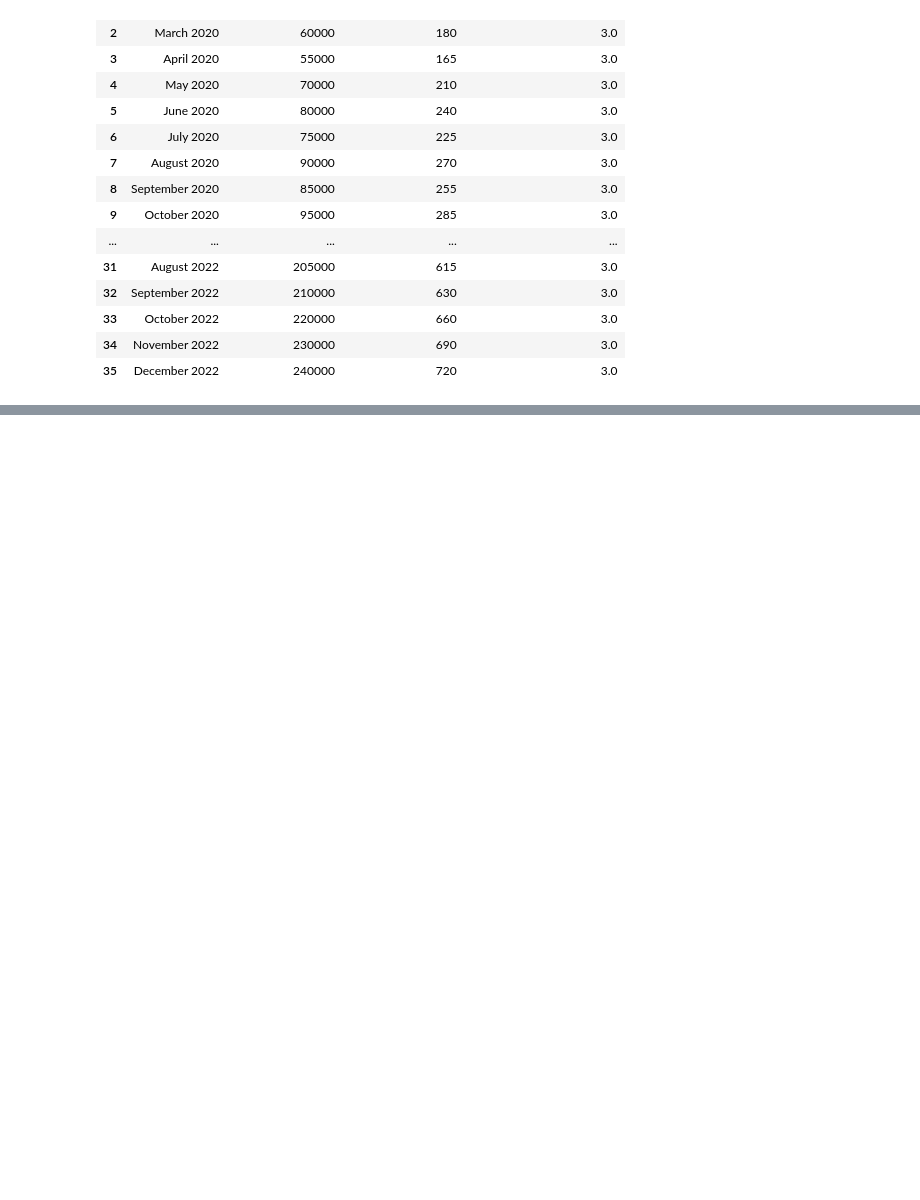
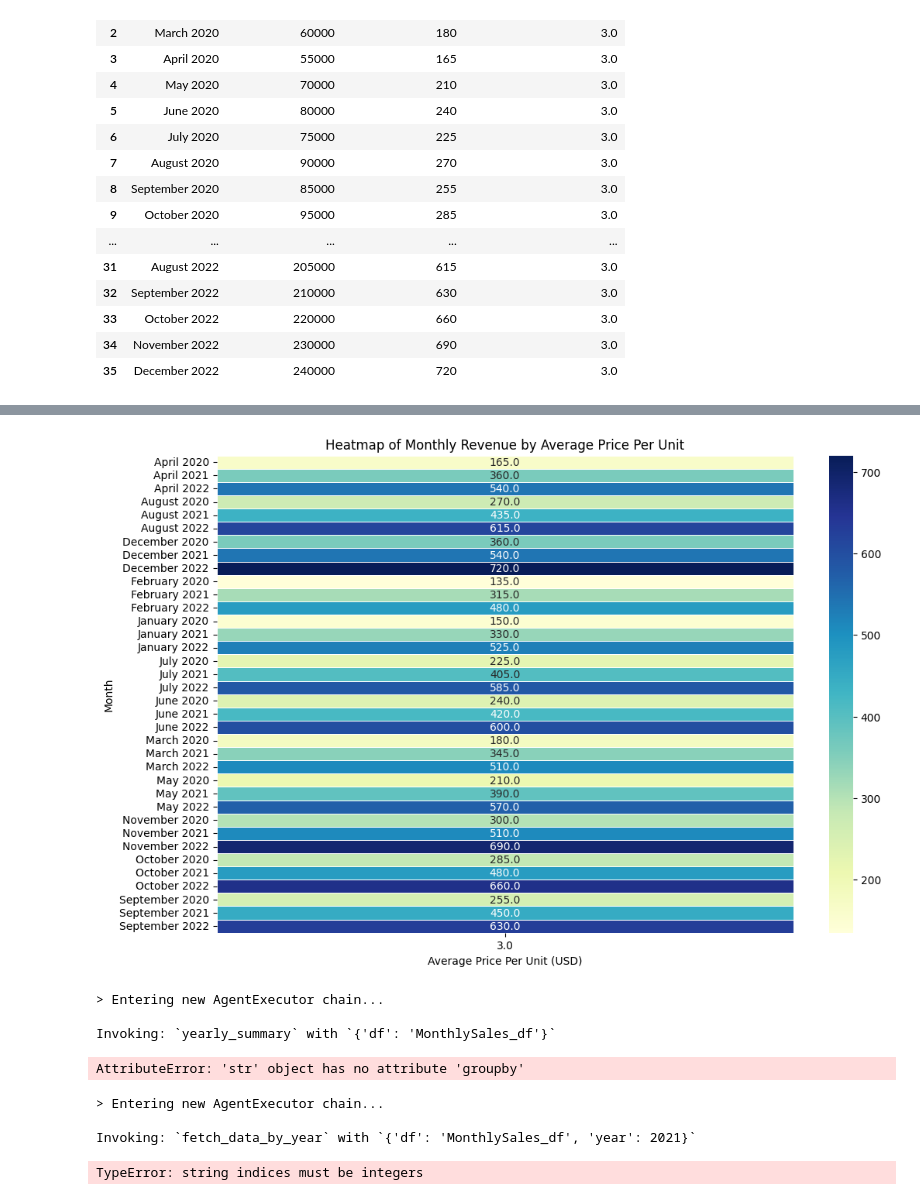
Before and after one commit to rohit0221/LangChain-world, a Jupyter notebook: Projects/Sales-Bot/Sales_detailed.ipynb, the cells around one changed output, grey strips where cells are left out. Cells and saved outputs as stored; diff of their text form; code cells hidden in the pictures; blank space fills up the shorter version.

```diff
--- a/Projects/Sales-Bot/Sales_detailed.ipynb
+++ b/Projects/Sales-Bot/Sales_detailed.ipynb
@@ -147,0 +224,27 @@ df
+# %%
+
+# Plot Heatmap
+plot_heatmap(MonthlySales_df)
+# %% [output]
+[figure, added]
+# %%
+
+from MonthlySales_Data import *
+MonthlySales_agent_executor.invoke({
+    "input": "Provide a summary of yearly statistics."
+})
+# %% [output]
+> Entering new AgentExecutor chain...
+
+Invoking: `yearly_summary` with `{'df': 'MonthlySales_df'}`
+AttributeError: 'str' object has no attribute 'groupby'
+# %%
+from MonthlySales_Data import *
+MonthlySales_agent_executor.invoke({
+    "input": "Give me the sales data for the year 2021."
+})
+# %% [output]
+> Entering new AgentExecutor chain...
+
+Invoking: `fetch_data_by_year` with `{'df': 'MonthlySales_df', 'year': 2021}`
+TypeError: string indices must be integers
```
Also changed, not shown: parts of 15 cells of this notebook, 3 other files.
